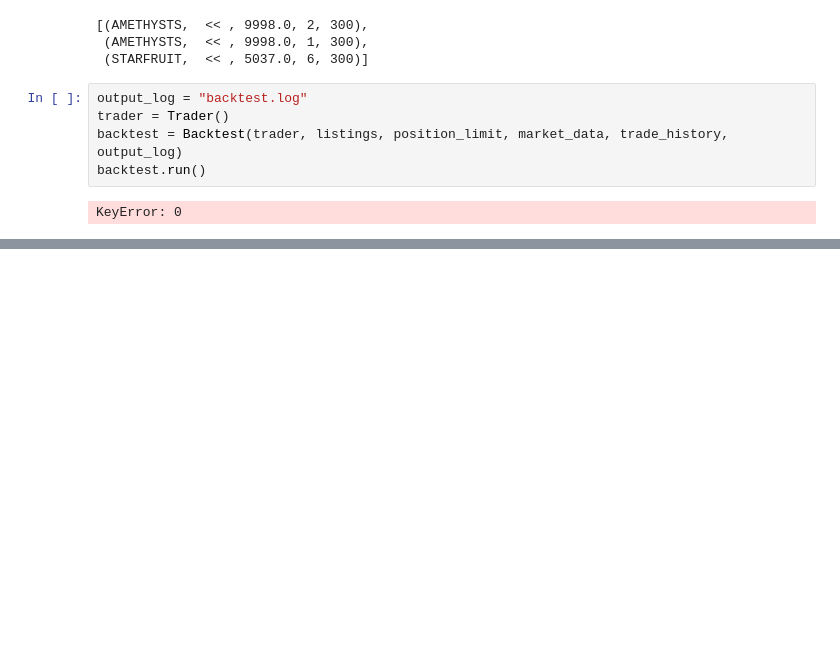
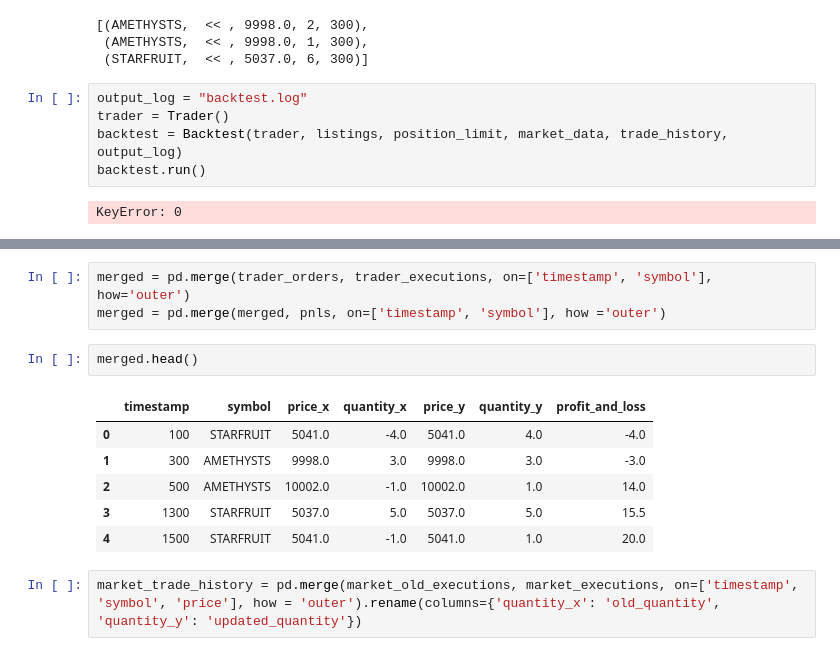
Before and after one commit to KyraZzz/shellcollector25, a Jupyter notebook: round0/data_analysis.ipynb, the cells around one changed output, grey strips where cells are left out. Cells and saved outputs as stored; diff of their text form; blank space fills up the shorter version.

```diff
--- a/round0/data_analysis.ipynb
+++ b/round0/data_analysis.ipynb
@@ -355,0 +409,14 @@ KeyError: 0
+# %%
+merged = pd.merge(trader_orders, trader_executions, on=['timestamp', 'symbol'], how='outer')
+merged = pd.merge(merged, pnls, on=['timestamp', 'symbol'], how ='outer')
+# %%
+merged.head()
+# %% [output]
+|  | timestamp | symbol | price_x | quantity_x | price_y | quantity_y | profit_and_loss |
+| 0 | 100 | STARFRUIT | 5041.0 | -4.0 | 5041.0 | 4.0 | -4.0 |
+| 1 | 300 | AMETHYSTS | 9998.0 | 3.0 | 9998.0 | 3.0 | -3.0 |
+| 2 | 500 | AMETHYSTS | 10002.0 | -1.0 | 10002.0 | 1.0 | 14.0 |
+| 3 | 1300 | STARFRUIT | 5037.0 | 5.0 | 5037.0 | 5.0 | 15.5 |
+| 4 | 1500 | STARFRUIT | 5041.0 | -1.0 | 5041.0 | 1.0 | 20.0 |
+# %%
+market_trade_history = pd.merge(market_old_executions, market_executions, on=['timestamp', 'symbol', 'price'], how = 'outer').rename(columns={'quantity_x': 'old_quantity', 'quantity_y': 'updated_quantity'})
```
Also changed, not shown: parts of 8 cells of this notebook, 7 other files.
